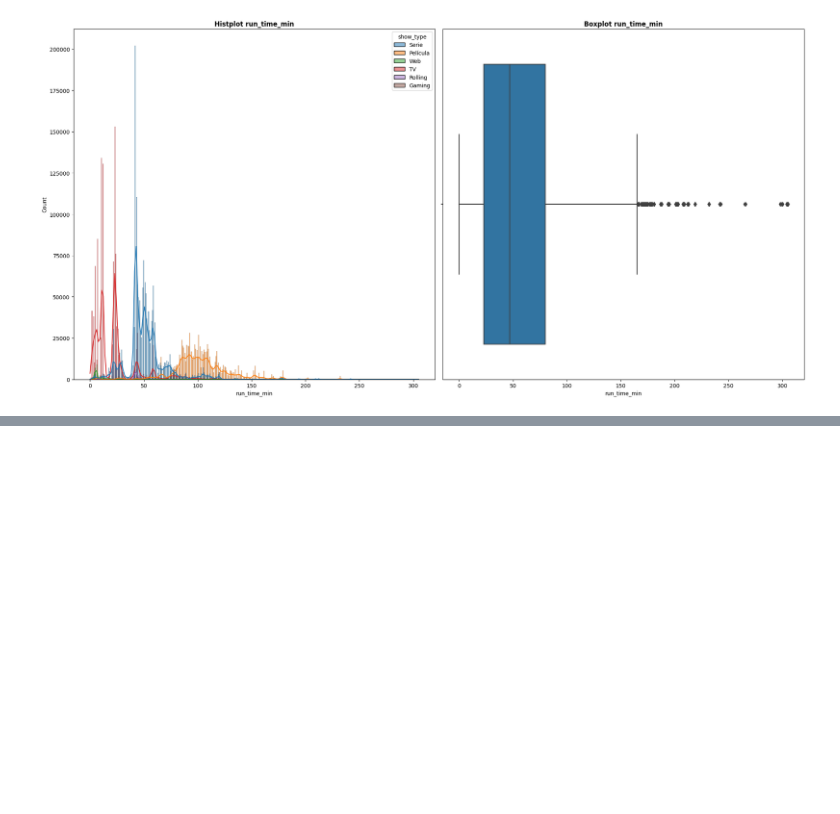
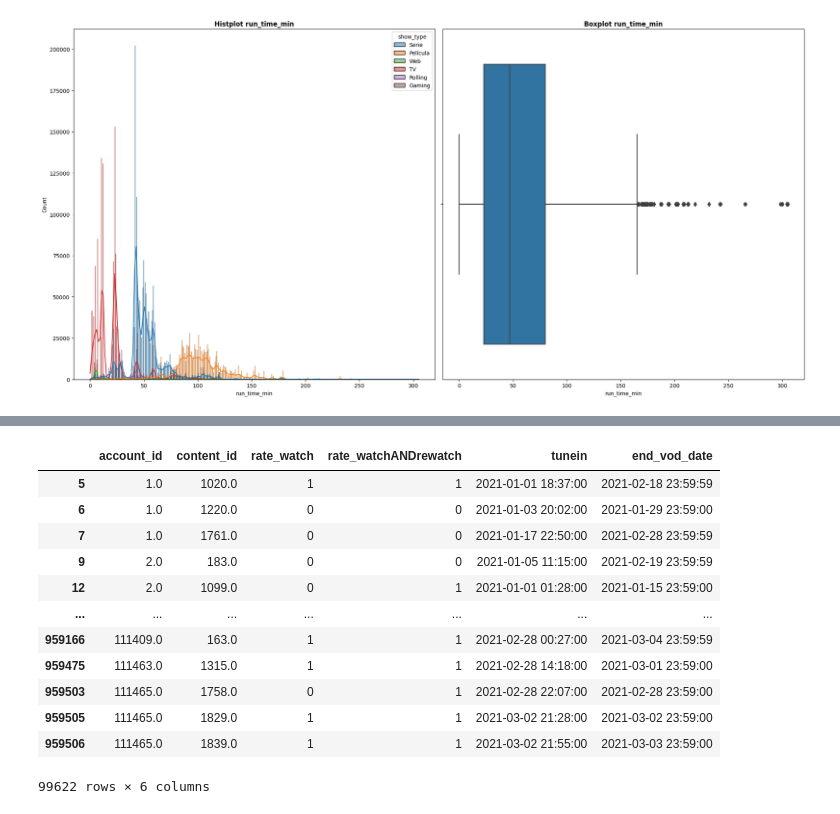
Before and after one commit to ferandmag/ICA_ML_recomendationSystemFLOW, a Jupyter notebook: recomendation_system_flow.ipynb, the cells around one changed output, grey strips where cells are left out. Cells and saved outputs as stored; diff of their text form; code cells hidden in the pictures; blank space fills up the shorter version.

Commit message:
lightfm

```diff
--- a/recomendation_system_flow.ipynb
+++ b/recomendation_system_flow.ipynb
@@ -252,0 +253,18 @@ Length: 3657579, dtype: timedelta64[ns]
+# %%
+# there are repeated entries when 'resume' == 1, so I'm going to remove them
+df_drop = df.drop_duplicates(subset=['account_id', 'asset_id'], keep='last')
+
+# grouping by 'account_id' and 'content_id' because the recomendations must be by 'content_id' and not 'asset_id'
+df_drop = df_drop.groupby(['account_id', 'content_id'], as_index=False)\
+            .agg({'account_id': 'mean',
+                  'content_id': 'mean',
+                  'rate_watch': 'mean',
+                  'rate_watchANDrewatch': 'mean',
+                  'tunein': (lambda x: x.iloc[0]), # keep the first value
+                  'end_vod_date': (lambda x: x.iloc[0]) # keep the first value
+                  })
+
+# in tv programs (Series), the rate will be an average of episodes, so it needs to be converted to 0s and 1s values
+df_drop['rate_watch'] = df_drop['rate_watch'].apply(lambda x: 0 if x < 0.5 else 1)
+df_drop['rate_watchANDrewatch'] = df_drop['rate_watchANDrewatch'].apply(lambda x: 0 if x < 0.5 else 1)
+df_drop.head(2)
@@ -252,0 +275,12 @@ Length: 3657579, dtype: timedelta64[ns]
+# %%
+# lightfm model needs -1 for not like and 1 for like
+df_drop['rate_watch'] = df_drop['rate_watch'].apply(lambda x: -1 if x == 0 else 1)
+df_drop['rate_watchANDrewatch'] = df_drop['rate_watchANDrewatch'].apply(lambda x: -1 if x == 0 else 1)
+
+# train test split
+train = df_drop[df_drop['tunein'] < datetime(year=2021, month=3, day=1)]
+test = df_drop[df_drop['tunein'] >= datetime(year=2021, month=3, day=1)]
+print(f'Length train: {len(train)}')
+print(f'Length test: {len(test)}')
+print(f'Number of unique account_id in train: {train["account_id"].nunique()}')
+print(f'Number of unique account_id in test: {test["account_id"].nunique()}')
@@ -252,0 +351,12 @@ Length: 3657579, dtype: timedelta64[ns]
+# %%
+# lightfm model needs -1 for not like and 1 for like
+df_drop['rate_watch'] = df_drop['rate_watch'].apply(lambda x: -1 if x == 0 else 1)
+df_drop['rate_watchANDrewatch'] = df_drop['rate_watchANDrewatch'].apply(lambda x: -1 if x == 0 else 1)
+
+# train test split
+train = df_drop[df_drop['tunein'] < datetime(year=2021, month=3, day=1)]
+test = df_drop[df_drop['tunein'] >= datetime(year=2021, month=3, day=1)]
+print(f'Length train: {len(train)}')
+print(f'Length test: {len(test)}')
+print(f'Number of unique account_id in train: {train["account_id"].nunique()}')
+print(f'Number of unique account_id in test: {test["account_id"].nunique()}')
@@ -252,0 +443,16 @@ Length: 3657579, dtype: timedelta64[ns]
+# %%
+df_drop[df_drop['end_vod_date'] < datetime(year=2021, month=3, day=5)]
+# %% [output]
+|  | account_id | content_id | rate_watch | rate_watchANDrewatch | tunein | end_vod_date |
+| 5 | 1.0 | 1020.0 | 1 | 1 | 2021-01-01 18:37:00 | 2021-02-18 23:59:59 |
+| 6 | 1.0 | 1220.0 | 0 | 0 | 2021-01-03 20:02:00 | 2021-01-29 23:59:00 |
+| 7 | 1.0 | 1761.0 | 0 | 0 | 2021-01-17 22:50:00 | 2021-02-28 23:59:59 |
+| 9 | 2.0 | 183.0 | 0 | 0 | 2021-01-05 11:15:00 | 2021-02-19 23:59:59 |
+| 12 | 2.0 | 1099.0 | 0 | 1 | 2021-01-01 01:28:00 | 2021-01-15 23:59:00 |
+| ... | ... | ... | ... | ... | ... | ... |
+| 959166 | 111409.0 | 163.0 | 1 | 1 | 2021-02-28 00:27:00 | 2021-03-04 23:59:59 |
+| 959475 | 111463.0 | 1315.0 | 1 | 1 | 2021-02-28 14:18:00 | 2021-03-01 23:59:00 |
+| 959503 | 111465.0 | 1758.0 | 0 | 1 | 2021-02-28 22:07:00 | 2021-02-28 23:59:00 |
+| 959505 | 111465.0 | 1829.0 | 1 | 1 | 2021-03-02 21:28:00 | 2021-03-02 23:59:00 |
+| 959506 | 111465.0 | 1839.0 | 1 | 1 | 2021-03-02 21:55:00 | 2021-03-03 23:59:00 |
+99622 rows × 6 columns
```
Also changed, not shown: parts of 27 cells of this notebook.
